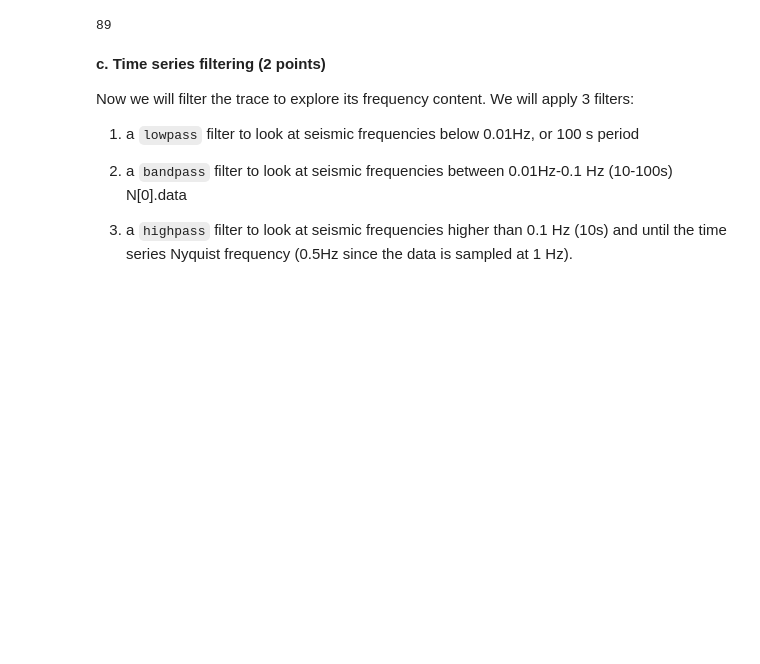
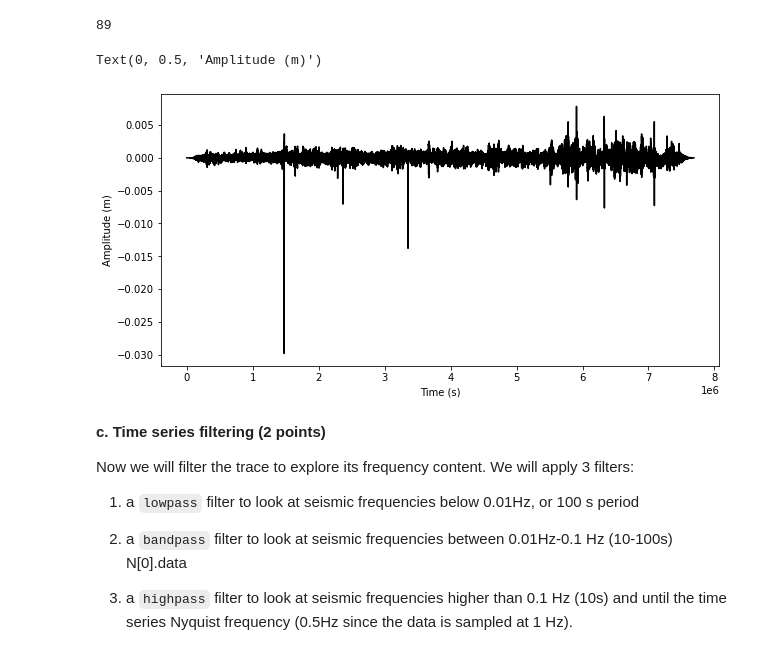
Before and after one commit to UW-ESS-DS/MLGeo2023-dlhogan97, a Jupyter notebook: notebooks/homework_3.ipynb, the cells around one changed output. Drawn from its saved outputs; the diff is of its cells as text; code cells hidden in the pictures; blank space fills up the shorter version.

```diff
--- a/notebooks/homework_3.ipynb
+++ b/notebooks/homework_3.ipynb
@@ -73,6 +73,15 @@ Ndays = int(dtime/86400) # in days
 print(Ndays)
 # %% [output]
 89
+# %%
+# plot the time series
+plt.figure(figsize=(10,5))
+plt.plot(Z[0].times(), Z[0].data, 'k')
+plt.xlabel('Time (s)')
+plt.ylabel('Amplitude (m)')
+# %% [output]
+Text(0, 0.5, 'Amplitude (m)')
+[figure, added]
 # %% [markdown]
 **c. Time series filtering (2 points)**
 
```
Also changed, not shown: parts of 59 cells of this notebook.
